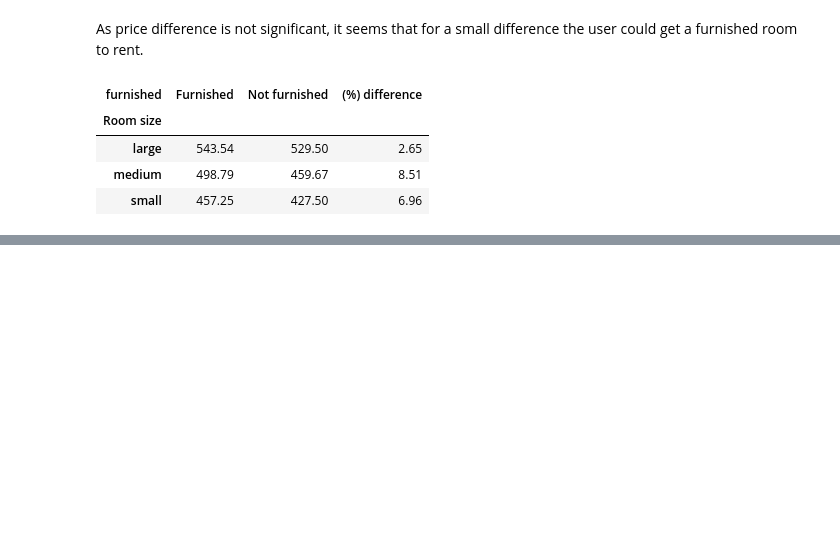
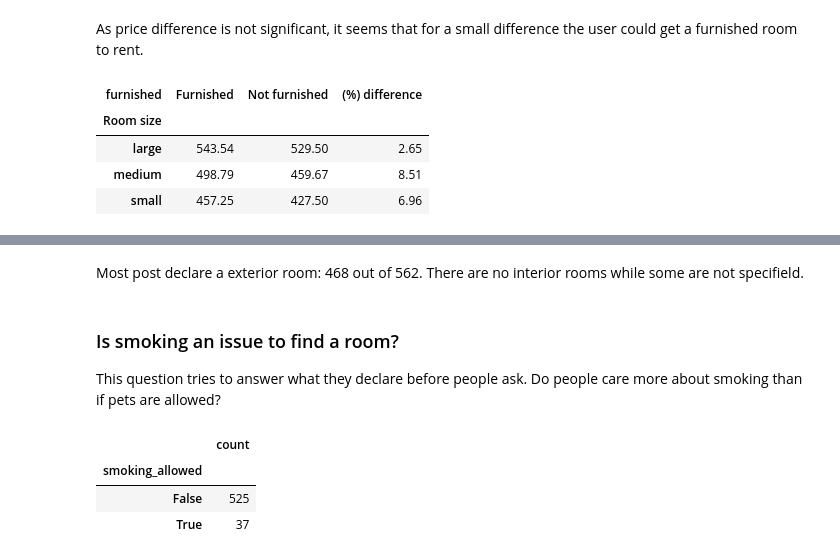
Before and after one commit to marianosin/barcelona_room_market, a Jupyter notebook: visualization.ipynb, the cells around one changed output, grey strips where cells are left out. Saved outputs shown, nothing was run; the diff lists cells and outputs as text; code cells hidden in the pictures; blank space fills up the shorter version.

```diff
--- a/visualization.ipynb
+++ b/visualization.ipynb
@@ -252,0 +269,15 @@ avg_roomsize_furnished.round(2)
+# %% [markdown]
+Most post declare a exterior room: 468 out of 562. There are no interior rooms while some are not specifield.
+# %% [markdown]
+### Is smoking an issue to find a room?
+
+This question tries to answer what they declare before people ask. Do people care more about smoking than if pets are allowed?
+# %%
+# Group by rules and count how many rooms are in each category fillining nan as not defined
+# Building table
+pd.DataFrame(data['smoking_allowed'].value_counts())
+# %% [output]
+|  | count |
+| smoking_allowed |  |
+| False | 525 |
+| True | 37 |
```
Also changed, not shown: parts of 6 cells of this notebook.
